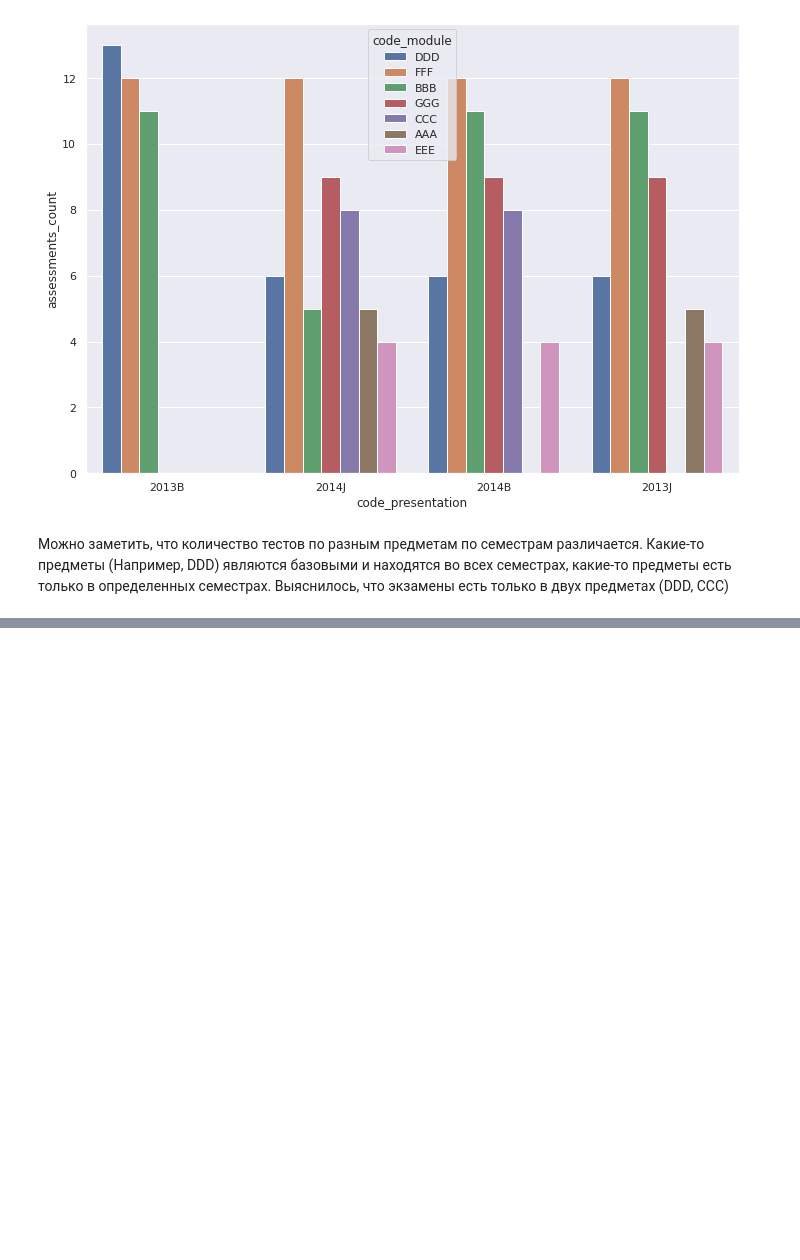
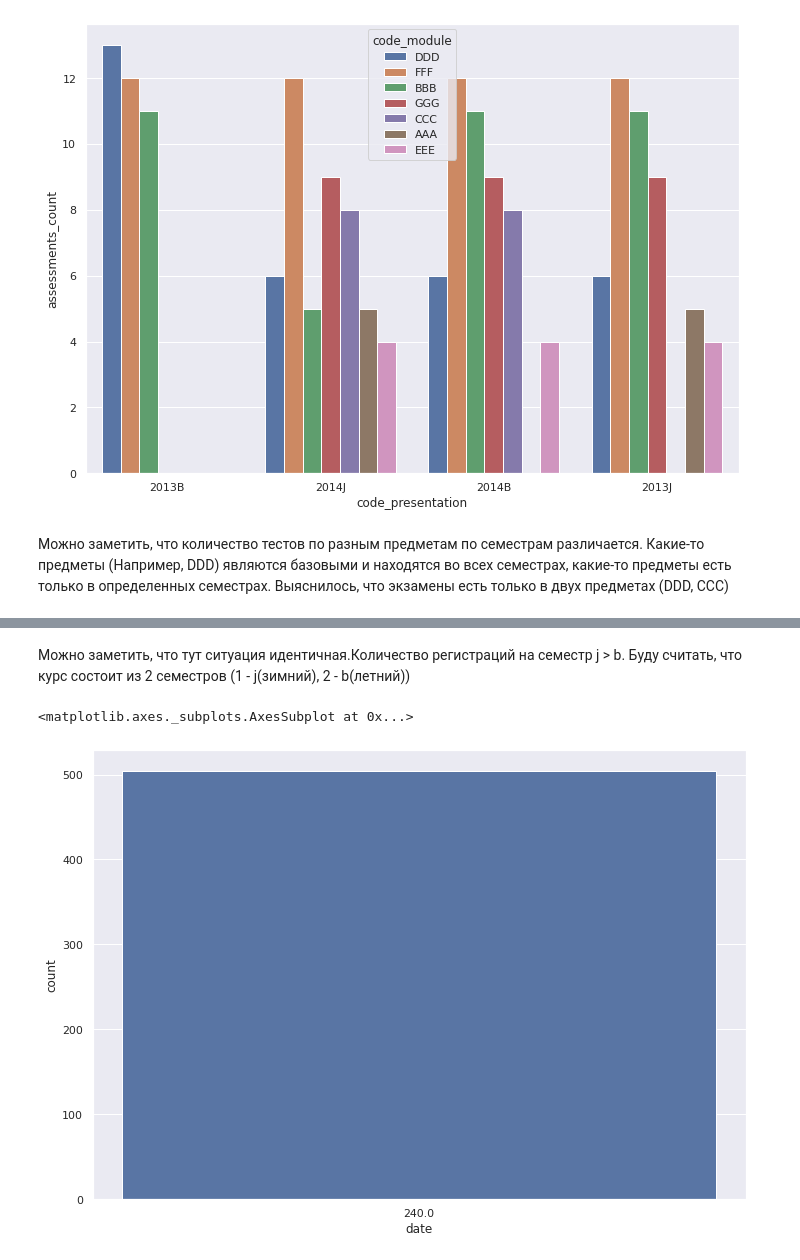
Before and after one commit to marchenko499/e-learning-analytics-, a Jupyter notebook: e-learning project.ipynb, the cells around one changed output, grey strips where cells are left out. Saved outputs shown, nothing was run; the diff lists cells and outputs as text; code cells hidden in the pictures; blank space fills up the shorter version.

Commit message:
founded course

```diff
--- a/e-learning project.ipynb
+++ b/e-learning project.ipynb
@@ -85,0 +157,7 @@ sns.barplot(data = assessments_count,x = 'code_presentation', y = 'assessments_c
+# %% [markdown]
+Можно заметить, что тут ситуация идентичная.Количество регистраций на семестр j > b. Буду считать, что курс состоит из 2 семестров (1 - j(зимний), 2 - b(летний))
+# %%
+sns.countplot(successful_course.query("code_presentation == '2013B'").date)
+# %% [output]
+<matplotlib.axes._subplots.AxesSubplot at 0x...>
+[figure, added]
```
Also changed, not shown: parts of 13 cells of this notebook.
